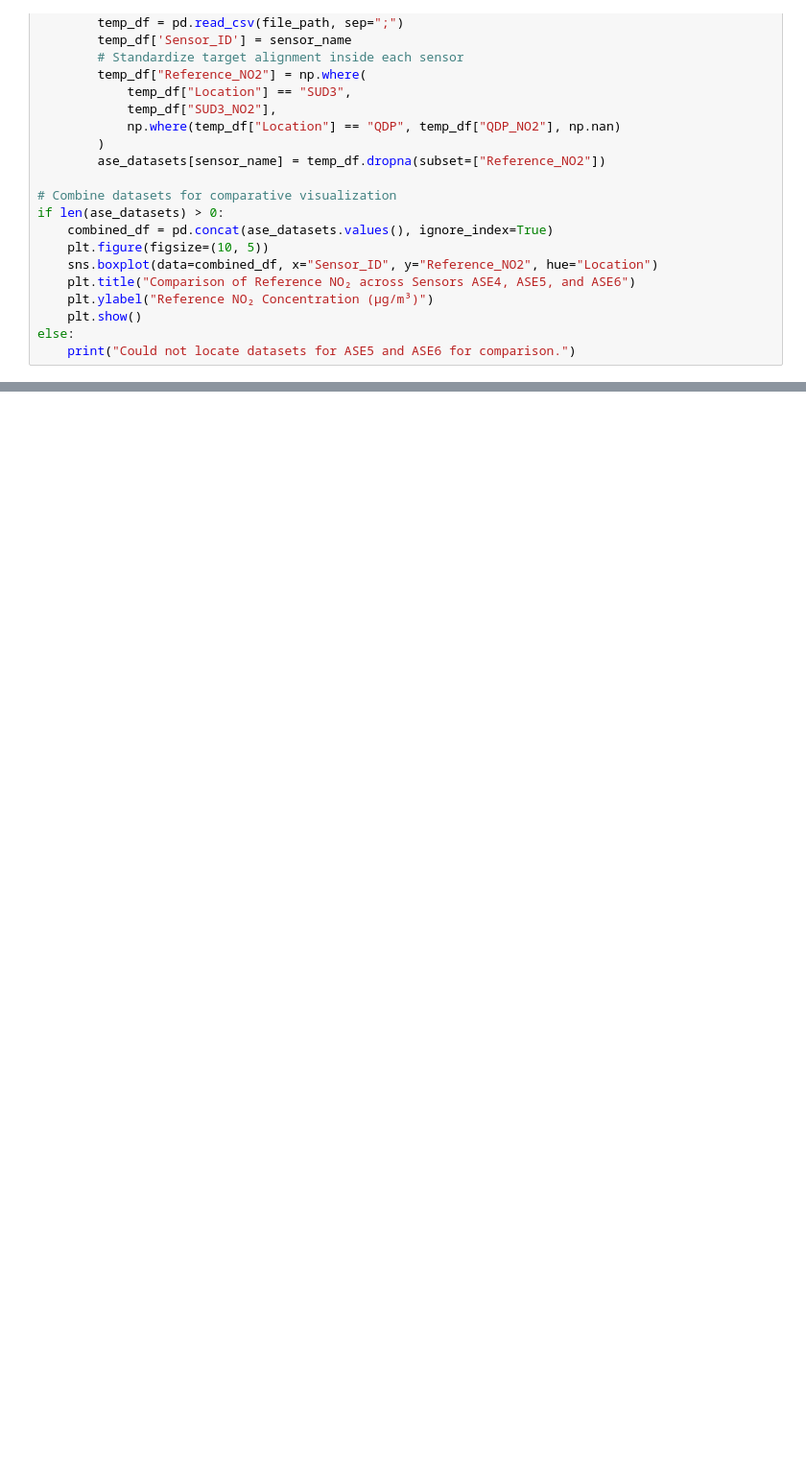
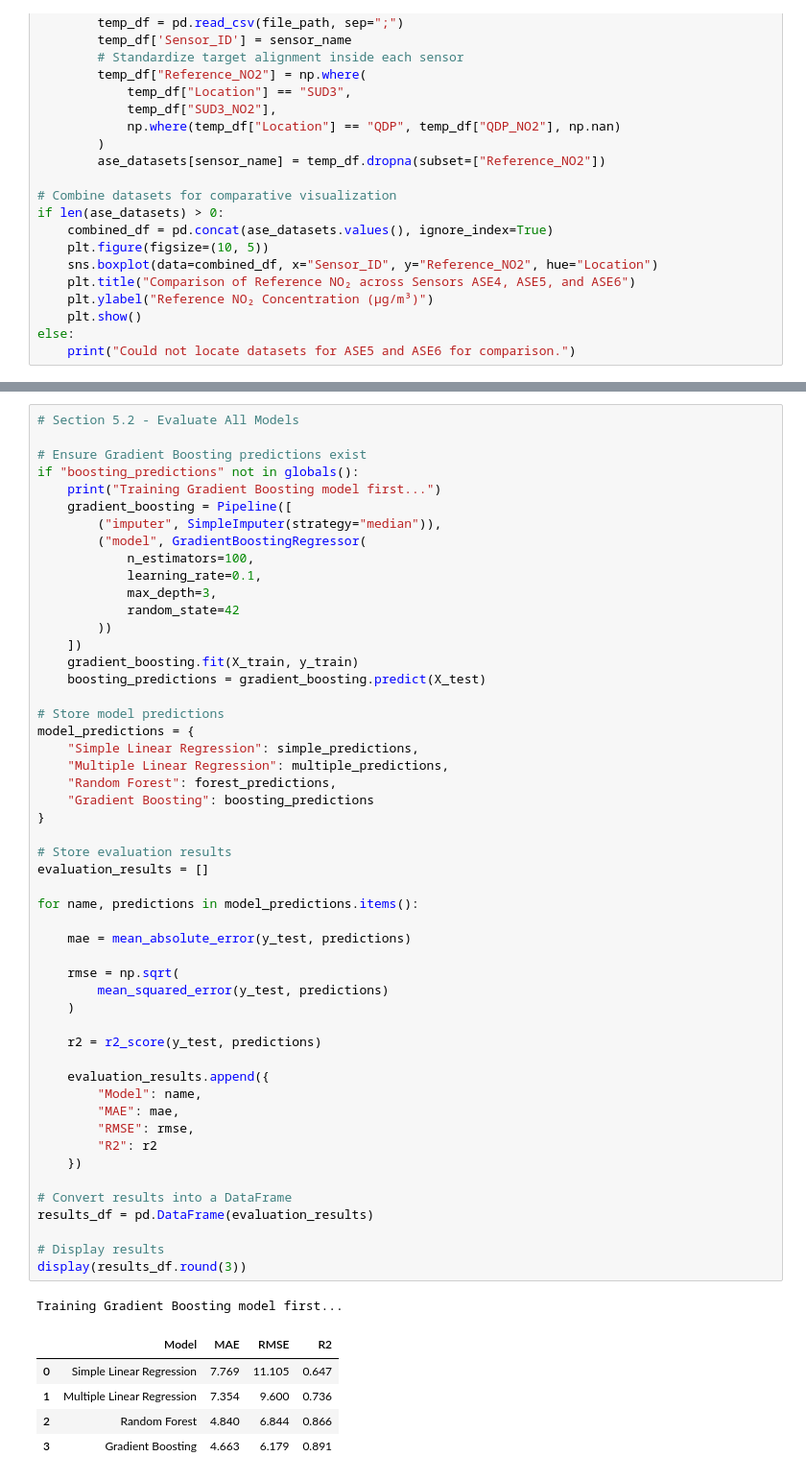
Before and after one commit to JoshuaBL2002/Advanced-Data-Science-Project-Repository, a Jupyter notebook: notebooks/Air_Quality_NO2_Project.ipynb, the cells around one changed output, grey strips where cells are left out. Shown at 96% size. Cells and saved outputs as stored; diff of their text form; blank space fills up the shorter version.

```diff
--- a/notebooks/Air_Quality_NO2_Project.ipynb
+++ b/notebooks/Air_Quality_NO2_Project.ipynb
@@ -301,0 +587,58 @@ else:
+# %%
+# Section 5.2 - Evaluate All Models
+
+# Ensure Gradient Boosting predictions exist
+if "boosting_predictions" not in globals():
+    print("Training Gradient Boosting model first...")
+    gradient_boosting = Pipeline([
+        ("imputer", SimpleImputer(strategy="median")),
+        ("model", GradientBoostingRegressor(
+            n_estimators=100,
+            learning_rate=0.1,
+            max_depth=3,
+            random_state=42
+        ))
+    ])
+    gradient_boosting.fit(X_train, y_train)
+    boosting_predictions = gradient_boosting.predict(X_test)
+
+# Store model predictions
+model_predictions = {
+    "Simple Linear Regression": simple_predictions,
+    "Multiple Linear Regression": multiple_predictions,
+    "Random Forest": forest_predictions,
+    "Gradient Boosting": boosting_predictions
+}
+
+# Store evaluation results
+evaluation_results = []
+
+for name, predictions in model_predictions.items():
+
+    mae = mean_absolute_error(y_test, predictions)
+
+    rmse = np.sqrt(
+        mean_squared_error(y_test, predictions)
+    )
+
+    r2 = r2_score(y_test, predictions)
+
+    evaluation_results.append({
+        "Model": name,
+        "MAE": mae,
+        "RMSE": rmse,
+        "R2": r2
+    })
+
+# Convert results into a DataFrame
+results_df = pd.DataFrame(evaluation_results)
+
+# Display results
+display(results_df.round(3))
+# %% [output]
+Training Gradient Boosting model first...
+|  | Model | MAE | RMSE | R2 |
+| 0 | Simple Linear Regression | 7.769 | 11.105 | 0.647 |
+| 1 | Multiple Linear Regression | 7.354 | 9.600 | 0.736 |
+| 2 | Random Forest | 4.840 | 6.844 | 0.866 |
+| 3 | Gradient Boosting | 4.663 | 6.179 | 0.891 |
```
Also changed, not shown: parts of 18 cells of this notebook.
